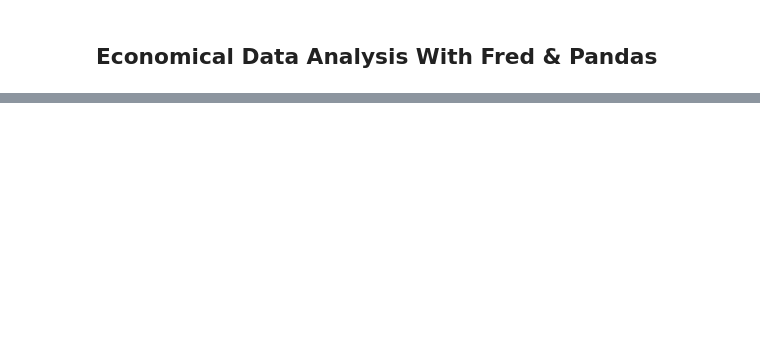
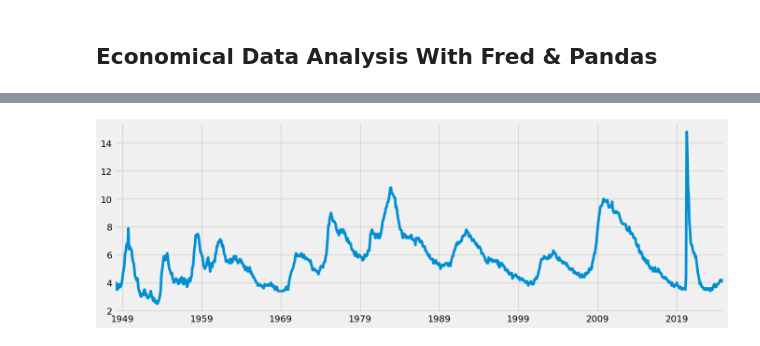
Before and after one commit to Shandeep-Raula/Economic-Analysis-with-Pandas, a Jupyter notebook: economic-analysis.ipynb, the cells around one changed output, grey strips where cells are left out. Saved outputs shown, nothing was run; the diff lists cells and outputs as text; code cells hidden in the pictures; blank space fills up the shorter version.

```diff
--- a/economic-analysis.ipynb
+++ b/economic-analysis.ipynb
@@ -16,0 +72,7 @@ from fredapi import Fred
+# %%
+unrate = fred.get_series('UNRATE')
+# %%
+unrate.plot(figsize=(15,5))
+plt.show()
+# %% [output]
+[figure, added]
```
Also changed, not shown: parts of 27 cells of this notebook.
